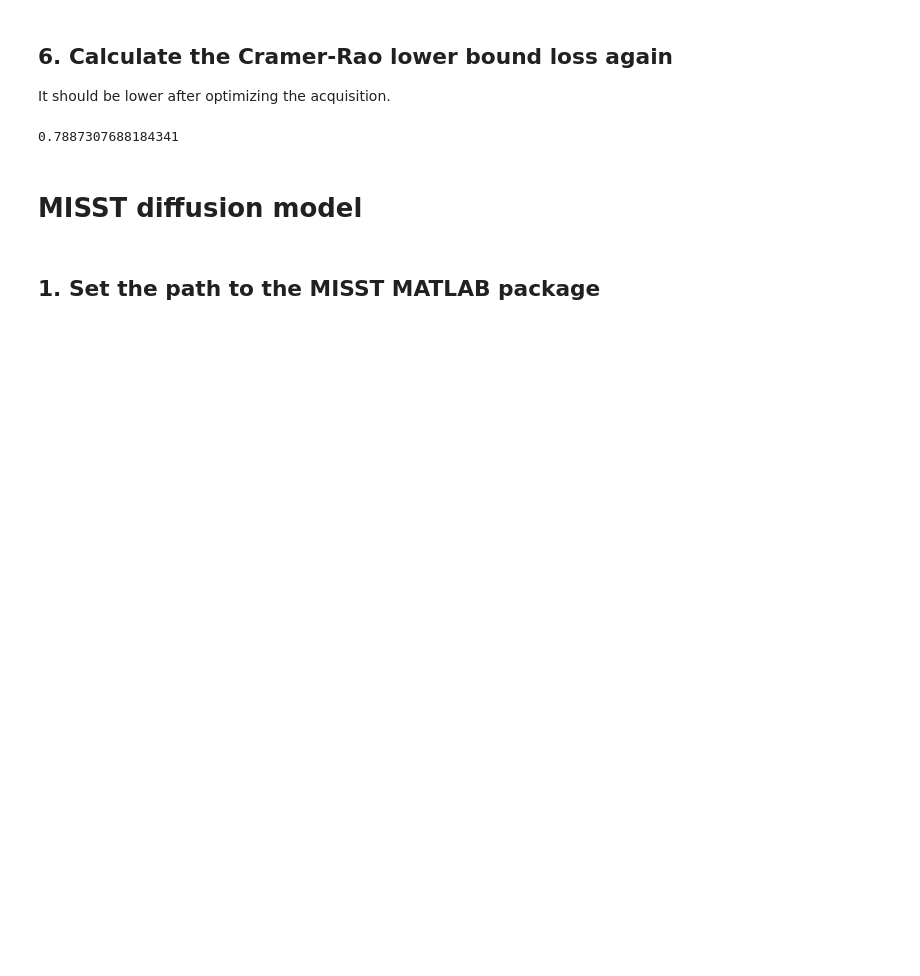
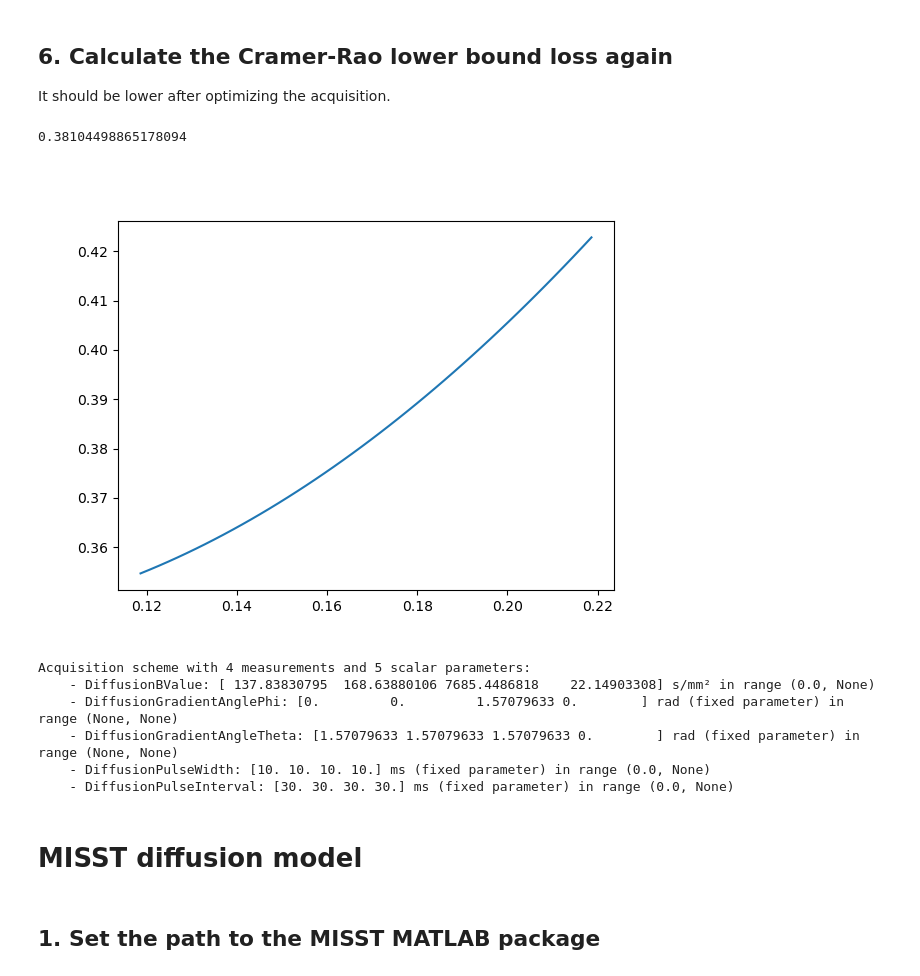
Before and after one commit to umcu-isi/microtool, a Jupyter notebook: notebooks/demo.ipynb, the cells around one changed output. Cells and saved outputs as stored; diff of their text form; code cells hidden in the pictures; blank space fills up the shorter version.

Commit message:
Loss function plotter OOP implementation
In tissue_model.py the scales and include are implemented as getters now.

```diff
--- a/notebooks/demo.ipynb
+++ b/notebooks/demo.ipynb
@@ -126,7 +122,7 @@ microtool.optimize.crlb_loss(jacobian, scales, include, noise_variance)
 # %% [markdown]
 ## 5. Optimize the acquisition scheme
 # %%
-diffusion_model.optimize(diffusion_scheme, noise_variance);
+optimize_result = diffusion_model.optimize(diffusion_scheme, noise_variance);
 # %%
 print(diffusion_scheme)
 plt.figure(figsize=(6, 4))
@@ -152,7 +147,22 @@ include = [p.optimize for p in diffusion_model.values()]  # Include tissue param
 noise_variance = 0.1
 microtool.optimize.crlb_loss(jacobian, scales, include, noise_variance)
 # %% [output]
-0.7887307688184341
+0.38104498865178094
+# %%
+from microtool.utils import LossInspector
+
+loss_inspector = LossInspector(microtool.optimize.crlb_loss,diffusion_scheme,diffusion_model, noise_var=noise_variance)
+loss_inspector.plot(np.array([0.1]),np.array([1]))
+plt.show()
+print(diffusion_scheme)
+# %% [output]
+[figure, added]
+Acquisition scheme with 4 measurements and 5 scalar parameters:
+    - DiffusionBValue: [ 137.83830795  168.63880106 7685.4486818    22.14903308] s/mm² in range (0.0, None)
+    - DiffusionGradientAnglePhi: [0.         0.         1.57079633 0.        ] rad (fixed parameter) in range (None, None)
+    - DiffusionGradientAngleTheta: [1.57079633 1.57079633 1.57079633 0.        ] rad (fixed parameter) in range (None, None)
+    - DiffusionPulseWidth: [10. 10. 10. 10.] ms (fixed parameter) in range (0.0, None)
+    - DiffusionPulseInterval: [30. 30. 30. 30.] ms (fixed parameter) in range (0.0, None)
 # %% [markdown]
 # MISST diffusion model
 # %% [markdown]
```
Also changed, not shown: parts of 11 cells of this notebook, 2 other files.
